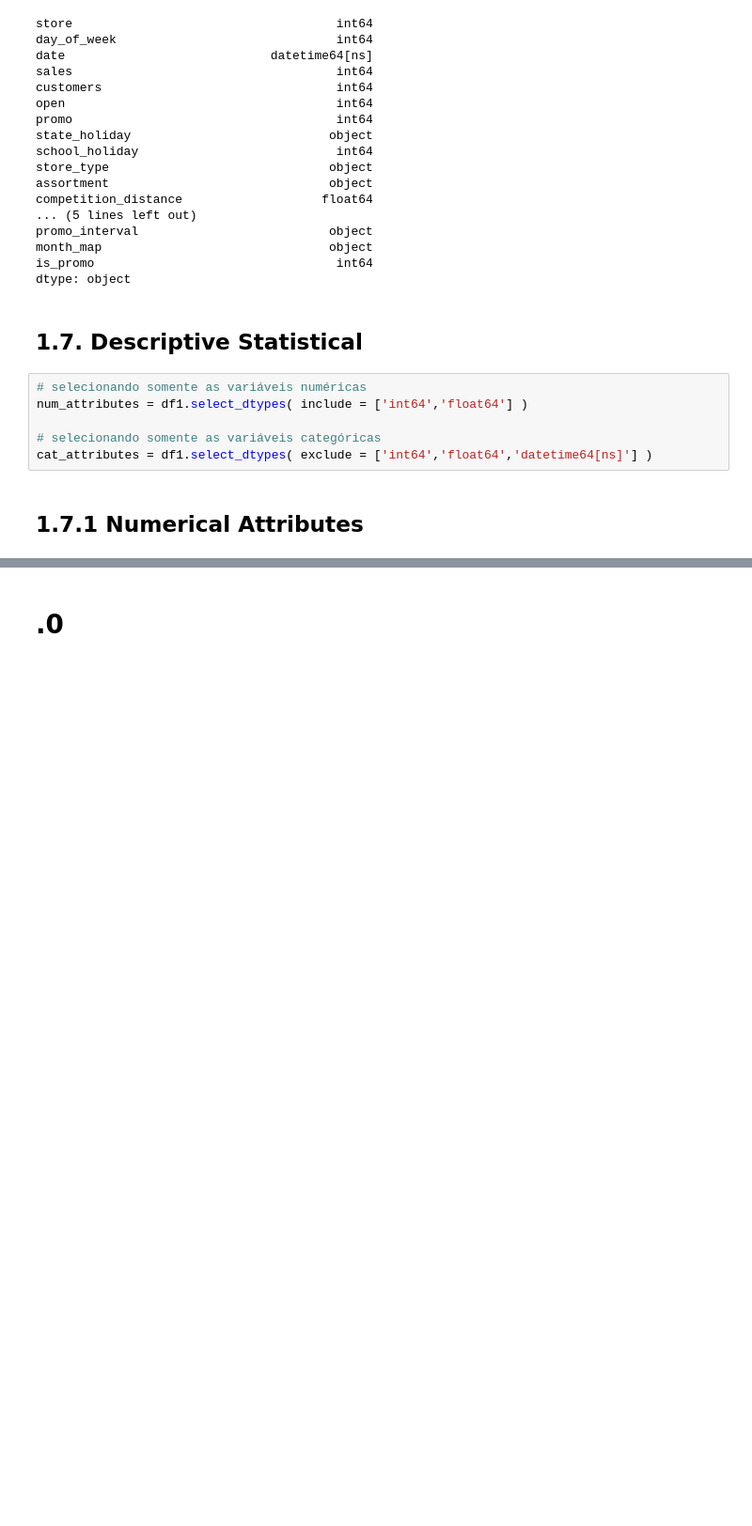
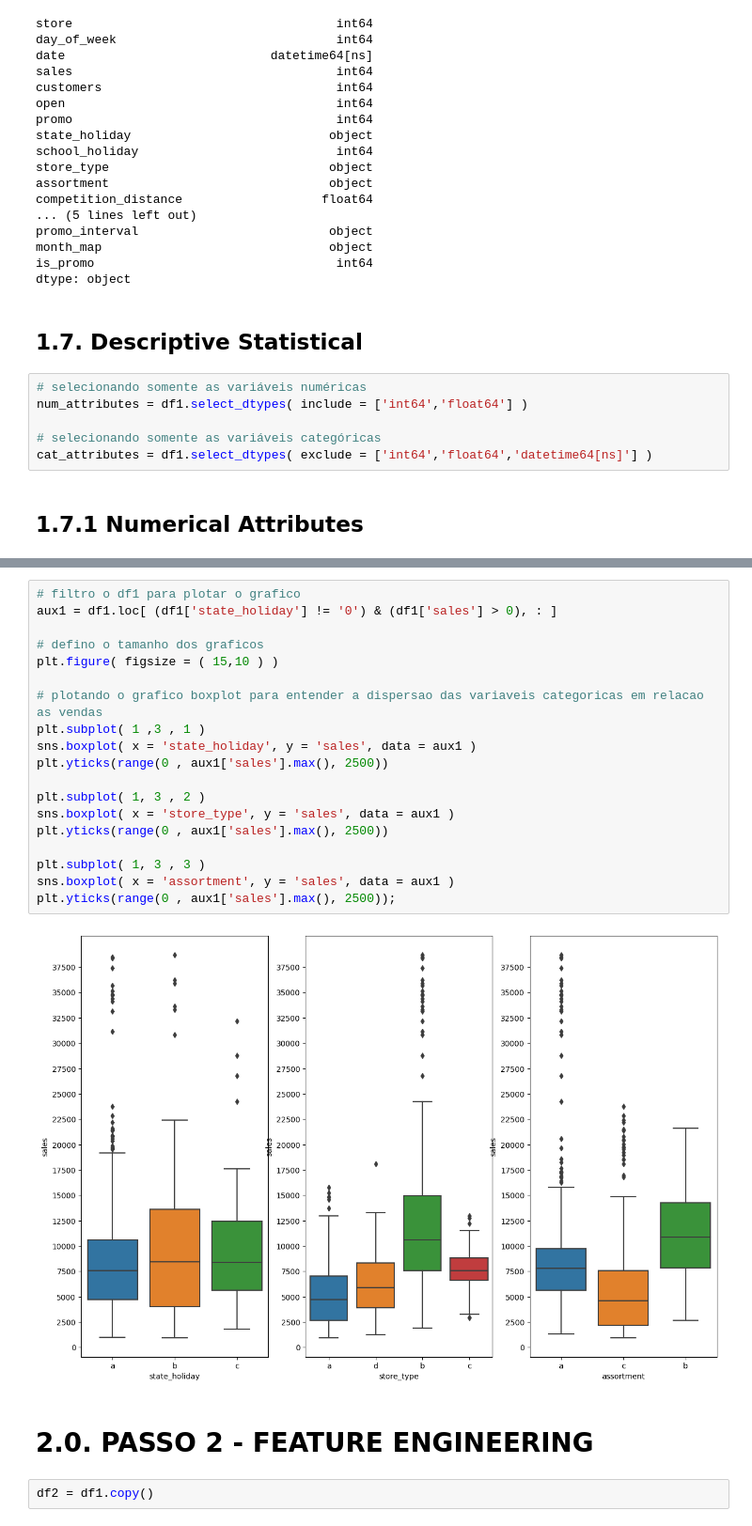
Before and after one commit to OscarFantozzi/Rossmann-Sales, a Jupyter notebook: rossmann_sales.ipynb, the cells around one changed output, grey strips where cells are left out. Shown: that part at 94% size. Drawn from its saved outputs; the diff is of its cells as text; blank space fills up the shorter version.

```diff
--- a/rossmann_sales.ipynb
+++ b/rossmann_sales.ipynb
@@ -328,2 +314,25 @@ sns.boxplot( x = 'assortment', y = 'sales', data = aux1 )
+# %%
+# filtro o df1 para plotar o grafico
+aux1 = df1.loc[ (df1['state_holiday'] != '0') & (df1['sales'] > 0), : ]
+
+# defino o tamanho dos graficos
+plt.figure( figsize = ( 15,10 ) )
+
+# plotando o grafico boxplot para entender a dispersao das variaveis categoricas em relacao as vendas
+plt.subplot( 1 ,3 , 1 )
+sns.boxplot( x = 'state_holiday', y = 'sales', data = aux1 )
+plt.yticks(range(0 , aux1['sales'].max(), 2500))
+
+plt.subplot( 1, 3 , 2 )
+sns.boxplot( x = 'store_type', y = 'sales', data = aux1 )
+plt.yticks(range(0 , aux1['sales'].max(), 2500))
+
+plt.subplot( 1, 3 , 3 )
+sns.boxplot( x = 'assortment', y = 'sales', data = aux1 )
+plt.yticks(range(0 , aux1['sales'].max(), 2500));
+# %% [output]
+[figure, added]
 # %% [markdown]
-# .0
+# 2.0. PASSO 2 - FEATURE ENGINEERING
+# %%
+df2 = df1.copy()
```
Also changed, not shown: parts of 20 cells of this notebook, 1 other file.
